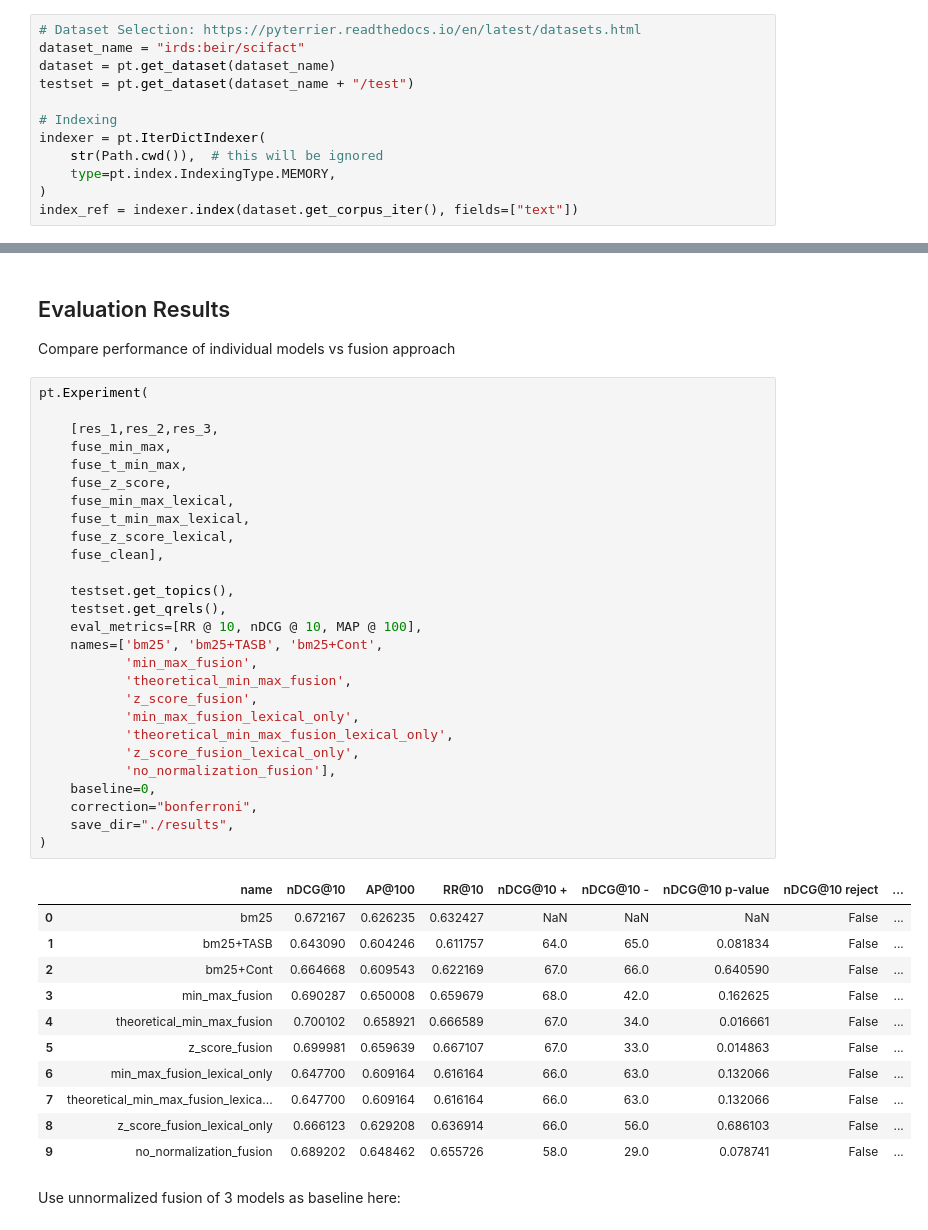
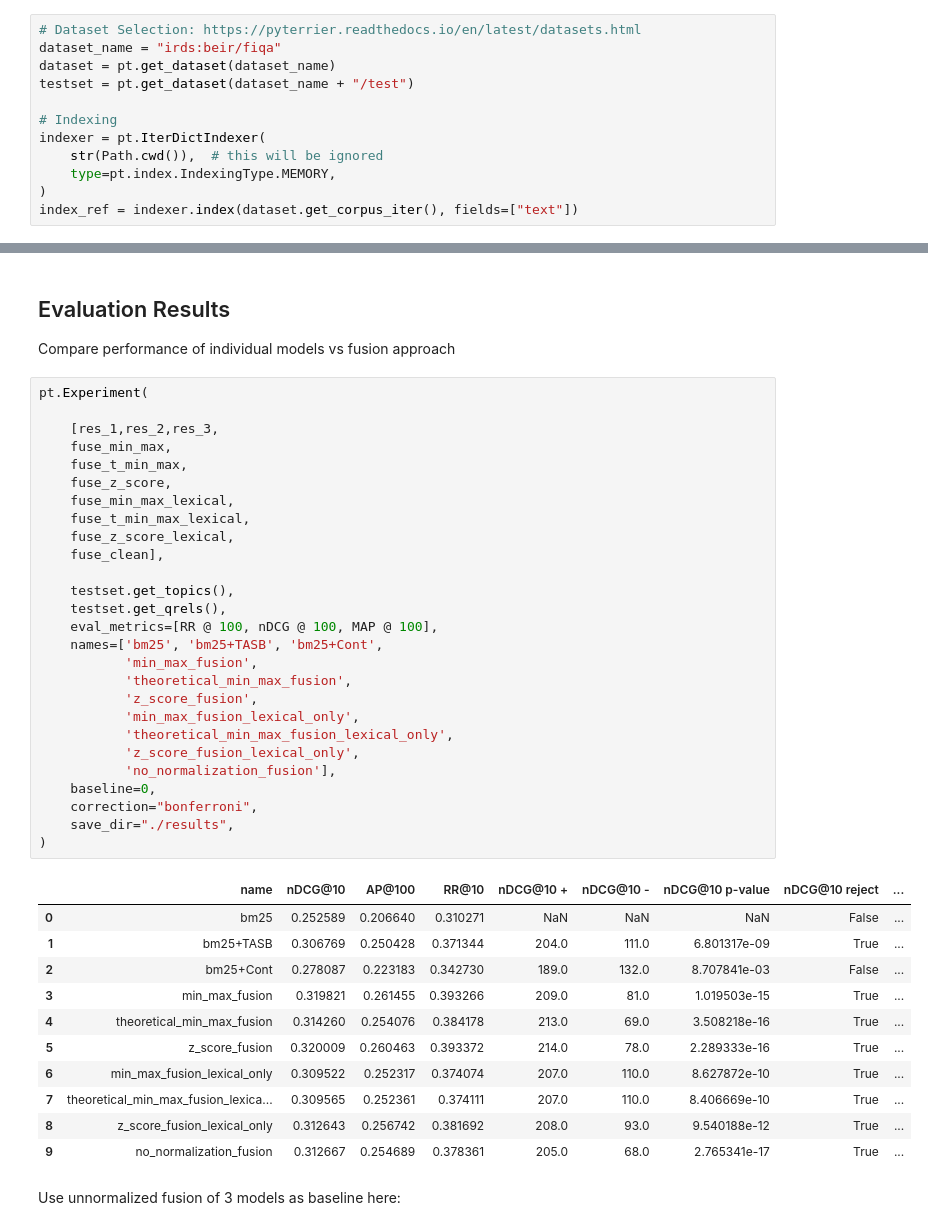
Before and after one commit to danaesav/ir-project, a Jupyter notebook: src/three_models.ipynb, the cells around one changed output, grey strips where cells are left out. Cells and saved outputs as stored; diff of their text form.

```diff
--- a/src/three_models.ipynb
+++ b/src/three_models.ipynb
@@ -49,7 +45,7 @@ PyTorch version: 2.6.0+cu124
 # Dataset Selection
 # %%
 # Dataset Selection: https://pyterrier.readthedocs.io/en/latest/datasets.html
-dataset_name = "irds:beir/scifact"
+dataset_name = "irds:beir/fiqa"
 dataset = pt.get_dataset(dataset_name)
 testset = pt.get_dataset(dataset_name + "/test")
 
@@ -247,42 +243,42 @@ Compare performance of individual models vs fusion approach
 # %%
 pt.Experiment(
 
     [res_1,res_2,res_3,
     fuse_min_max,
     fuse_t_min_max,
     fuse_z_score,
     fuse_min_max_lexical,
     fuse_t_min_max_lexical,
     fuse_z_score_lexical,
     fuse_clean],
 
     testset.get_topics(),
     testset.get_qrels(),
-    eval_metrics=[RR @ 10, nDCG @ 10, MAP @ 100],
+    eval_metrics=[RR @ 100, nDCG @ 100, MAP @ 100],
     names=['bm25', 'bm25+TASB', 'bm25+Cont',
            'min_max_fusion',
            'theoretical_min_max_fusion',
            'z_score_fusion',
            'min_max_fusion_lexical_only',
            'theoretical_min_max_fusion_lexical_only',
            'z_score_fusion_lexical_only',
            'no_normalization_fusion'],
     baseline=0,
     correction="bonferroni",
     save_dir="./results",
 )
 # %% [output]
 |  | name | nDCG@10 | AP@100 | RR@10 | nDCG@10 + | nDCG@10 - | nDCG@10 p-value | nDCG@10 reject | ... |
-| 0 | bm25 | 0.672167 | 0.626235 | 0.632427 | NaN | NaN | NaN | False | ... |
-| 1 | bm25+TASB | 0.643090 | 0.604246 | 0.611757 | 64.0 | 65.0 | 0.081834 | False | ... |
-| 2 | bm25+Cont | 0.664668 | 0.609543 | 0.622169 | 67.0 | 66.0 | 0.640590 | False | ... |
-| 3 | min_max_fusion | 0.690287 | 0.650008 | 0.659679 | 68.0 | 42.0 | 0.162625 | False | ... |
-| 4 | theoretical_min_max_fusion | 0.700102 | 0.658921 | 0.666589 | 67.0 | 34.0 | 0.016661 | False | ... |
-| 5 | z_score_fusion | 0.699981 | 0.659639 | 0.667107 | 67.0 | 33.0 | 0.014863 | False | ... |
-| 6 | min_max_fusion_lexical_only | 0.647700 | 0.609164 | 0.616164 | 66.0 | 63.0 | 0.132066 | False | ... |
-| 7 | theoretical_min_max_fusion_lexica... | 0.647700 | 0.609164 | 0.616164 | 66.0 | 63.0 | 0.132066 | False | ... |
-| 8 | z_score_fusion_lexical_only | 0.666123 | 0.629208 | 0.636914 | 66.0 | 56.0 | 0.686103 | False | ... |
-| 9 | no_normalization_fusion | 0.689202 | 0.648462 | 0.655726 | 58.0 | 29.0 | 0.078741 | False | ... |
+| 0 | bm25 | 0.252589 | 0.206640 | 0.310271 | NaN | NaN | NaN | False | ... |
+| 1 | bm25+TASB | 0.306769 | 0.250428 | 0.371344 | 204.0 | 111.0 | 6.801317e-09 | True | ... |
+| 2 | bm25+Cont | 0.278087 | 0.223183 | 0.342730 | 189.0 | 132.0 | 8.707841e-03 | False | ... |
+| 3 | min_max_fusion | 0.319821 | 0.261455 | 0.393266 | 209.0 | 81.0 | 1.019503e-15 | True | ... |
+| 4 | theoretical_min_max_fusion | 0.314260 | 0.254076 | 0.384178 | 213.0 | 69.0 | 3.508218e-16 | True | ... |
+| 5 | z_score_fusion | 0.320009 | 0.260463 | 0.393372 | 214.0 | 78.0 | 2.289333e-16 | True | ... |
+| 6 | min_max_fusion_lexical_only | 0.309522 | 0.252317 | 0.374074 | 207.0 | 110.0 | 8.627872e-10 | True | ... |
+| 7 | theoretical_min_max_fusion_lexica... | 0.309565 | 0.252361 | 0.374111 | 207.0 | 110.0 | 8.406669e-10 | True | ... |
+| 8 | z_score_fusion_lexical_only | 0.312643 | 0.256742 | 0.381692 | 208.0 | 93.0 | 9.540188e-12 | True | ... |
+| 9 | no_normalization_fusion | 0.312667 | 0.254689 | 0.378361 | 205.0 | 68.0 | 2.765341e-17 | True | ... |
 # %% [markdown]
 Use unnormalized fusion of 3 models as baseline here:
 # %%
```
Also changed, not shown: parts of 3 cells of this notebook, 2 other files.
